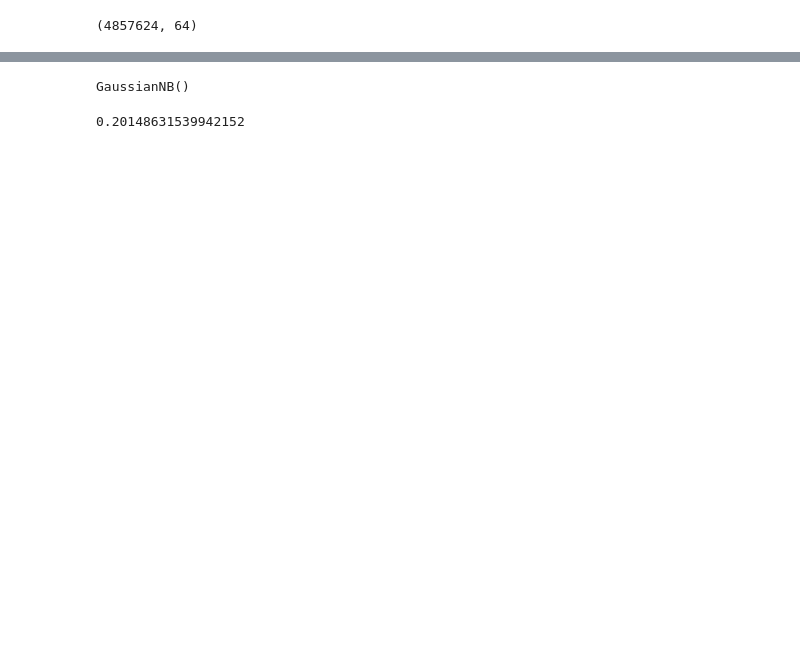
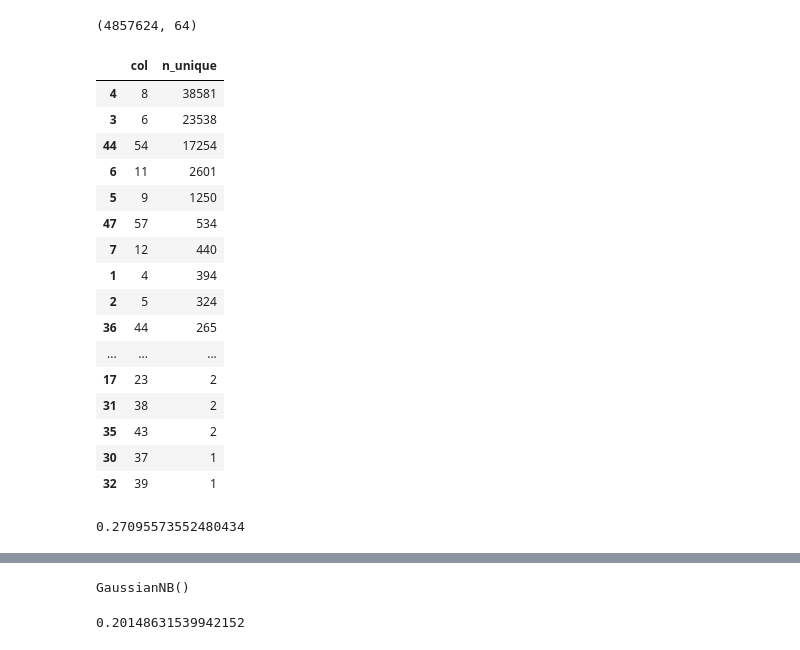
Before and after one commit to ajbisberg/csci631, a Jupyter notebook: project/ibm_dp_notebooks/alex-dplib-exp-fm-2020.ipynb, the cells around one changed output, grey strips where cells are left out. Cells and saved outputs as stored; diff of their text form; code cells hidden in the pictures; blank space fills up the shorter version.

```diff
--- a/project/ibm_dp_notebooks/alex-dplib-exp-fm-2020.ipynb
+++ b/project/ibm_dp_notebooks/alex-dplib-exp-fm-2020.ipynb
@@ -78,3 +94,31 @@ fm_frac = fm_2020.sample(frac=0.1,random_state=31415)
+# %%
+out = []
+idx_cols = [1,2]
+geo_cols =
+float_cols = [7,10,13,36,42,46,53]
+for c in fm_2020.columns:
+    if c not in float_cols:
+        out.append([c,len(fm_frac[c].unique())])
+# %%
+pd.DataFrame(data=out,columns = ['col','n_unique']).sort_values('n_unique',ascending=False)
+# %% [output]
+|  | col | n_unique |
+| 4 | 8 | 38581 |
+| 3 | 6 | 23538 |
+| 44 | 54 | 17254 |
+| 6 | 11 | 2601 |
+| 5 | 9 | 1250 |
+| 47 | 57 | 534 |
+| 7 | 12 | 440 |
+| 1 | 4 | 394 |
+| 2 | 5 | 324 |
+| 36 | 44 | 265 |
+| ... | ... | ... |
+| 17 | 23 | 2 |
+| 31 | 38 | 2 |
+| 35 | 43 | 2 |
+| 30 | 37 | 1 |
+| 32 | 39 | 1 |
 # %%
 bins = np.arange(1.5,7.5,0.5)
 fm_ir_bins = pd.cut(fm_frac.loc[:,46],bins=bins,labels=False,include_lowest=True)
@@ -88,3 +127,25 @@ X_train, y_train, X_test, y_test = test_train_split(model_data,'ir_bin')
+# %%
+# remove 1 & 2 - index fields
+# remove 46 - interest rate (label)
+model_data = fm_frac.loc[:,
+    (fm_frac.columns != 1) & (fm_frac.columns != 2) & (fm_frac.columns != 46)
+]
+full_len = len(model_data)
+
+# filter data to get gender a binary column - male (1) and female (2)
+# male = 0, female = 1
+model_data = model_data.loc[(model_data[31] == 1) | (model_data[31] == 1)]
+model_data[31] = model_data[31].replace(1, 0).replace(2, 1)
+
+# filter data to get race a binary column - white (3) and black (5)
+# black = 0, white = 1
+model_data = model_data.loc[(model_data[25] == 3) | (model_data[25] == 5)]
+model_data[25] = model_data[25].replace(5, 0).replace(3, 1)
+
+print(len(model_data)/full_len)
+X_train, y_train, X_test, y_test = test_train_split(model_data,'ir_bin')
+# %% [output]
+0.27095573552480434
 # %%
 nb = get_classifier('NB',diffpriv=False)
 # %%
```
Also changed, not shown: parts of 17 cells of this notebook, 9 other files.
